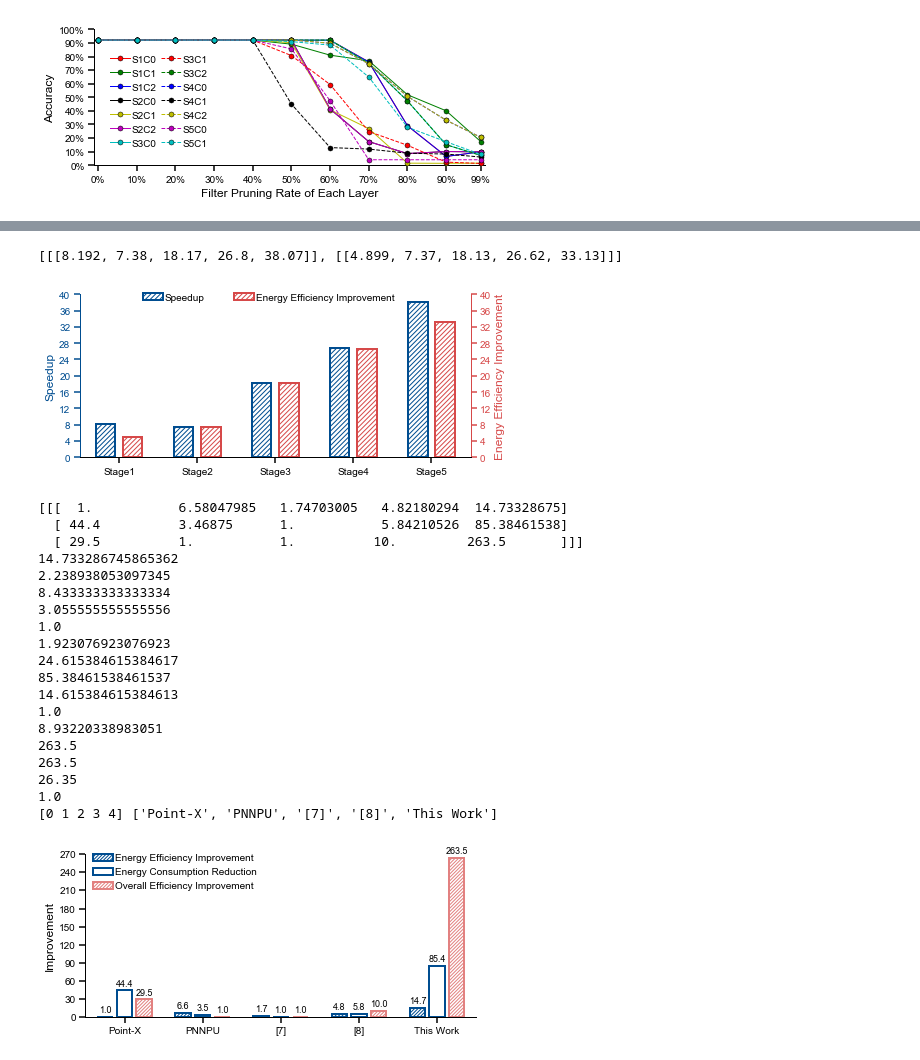
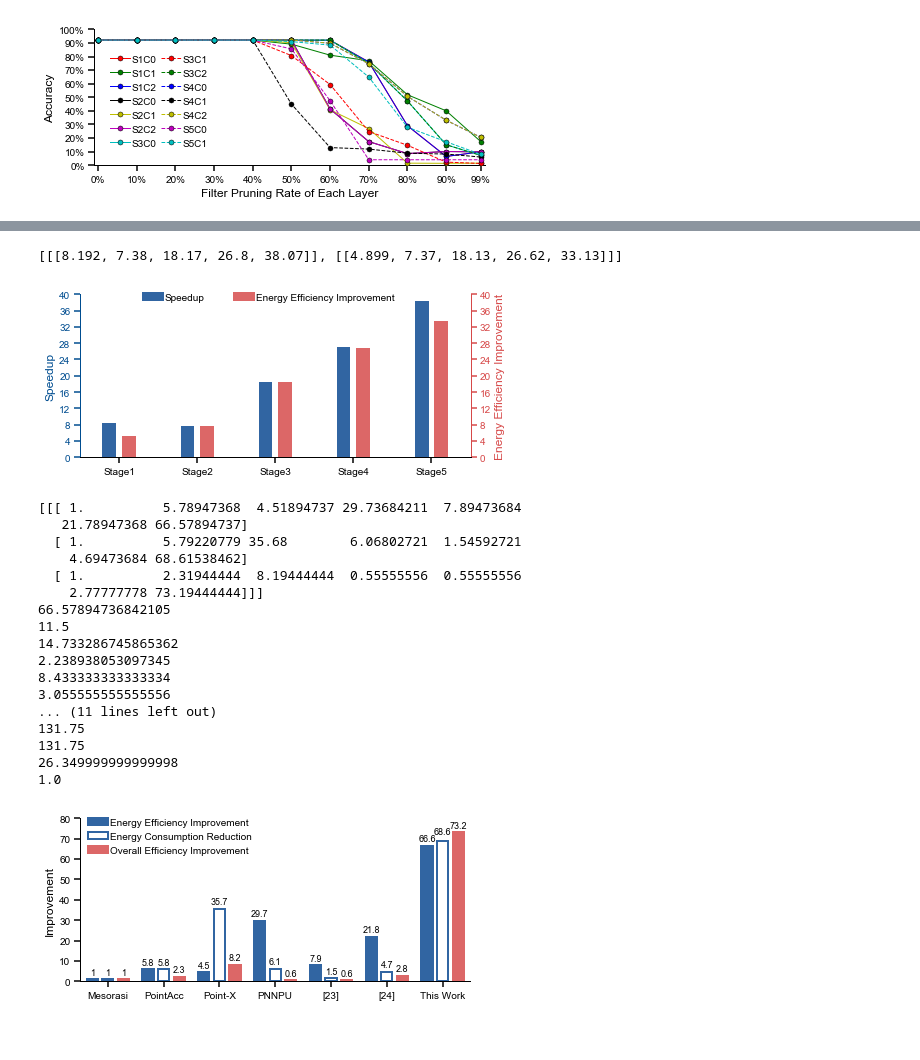
Before and after one commit to changchun-zhou/sagitta_fig, a Jupyter notebook: Nebula/scripts/Nebula.ipynb, the cells around one changed output, grey strips where cells are left out. Cells and saved outputs as stored; diff of their text form; code cells hidden in the pictures.

```diff
--- a/Nebula/scripts/Nebula.ipynb
+++ b/Nebula/scripts/Nebula.ipynb
@@ -907,7 +912,7 @@ sys.path.append('../')
 from cls_plt_fig import cls_plt_fig
 
 fig_name ='../generate/Technique.svg'
-Techniques = ['Baseline','SFP','SFP+DSBF','SFP+DSBF+MLPF'] # 18
+Techniques = ['Baseline','EFP','EFP+DSBF','EFP+DSBF+MLPF'] # 18
 Speedup = [[1, 1.07, 8.53, 15.32]]
 NEE = np.array([[0.93, 5.13, 11.64, 12.65]])/0.93
 
@@ -915,7 +920,7 @@ x_value = np.arange(len(Techniques))
 
 figsize=(7,3)
 
-bar_width = 0.25
+bar_width = 0.15
 xticks = Techniques
 legend_loc = (0.18, 0.93)
 
@@ -924,7 +929,7 @@ y_label = ['Speedup', 'Normalized Energy Efficiency']
 y_fig_type = [['bar'], ['bar']]
 y_legend = [['Speedup'], ['Normalized Energy Efficiency']]
 legend_ncol = 2
-y_color=[[(1,1,1),(1,1,1)], [(1,1,1), (226/255, 129/255, 128/255)]]
+y_color=[[(49/255, 101/255, 162/255),(1,1,1)], [(220/255, 103/255, 103/255), (226/255, 129/255, 128/255)]]
 len_yticks = [8, 8]
 y_yticks_max = [16, 16]
 
@@ -947,8 +952,7 @@ cls_plt_fig('').func_plt_fig(
     y_axis_color = [(0/255, 77/255, 144/255), (214/255, 73/255, 73/255)],
     y_yticks_max=y_yticks_max,
     y_yticks_min=[0, 0],
-    y_edgecolor = [[(0/255, 77/255, 144/255), (97/255, 169/255, 218/255)],[(214/255, 73/255, 73/255)]],
-    y_hatch = [['/////', None], ['/////', None]],
+    y_edgecolor = [[(49/255, 101/255, 162/255), (97/255, 169/255, 218/255)],[(220/255, 103/255, 103/255)]],
     y_linestyle=[['-' for i in range(np.shape(y_value)[1])] for j in range(np.shape(y_value)[0])],
     y_marker = [[],['s','*']],
     len_yticks=len_yticks,
@@ -989,7 +992,7 @@ import sys
 sys.path.append('../')
 from cls_plt_fig import cls_plt_fig
 
-fig_name ='../generate/Enhance_Layer.svg'
+fig_name ='../generate/Enhance_Stage.svg'
 Stages = ['Stage1','Stage2','Stage3', 'Stage4', 'Stage5']
 Speedup = [[
 8.192,
@@ -1004,7 +1007,7 @@ x_value = np.arange(len(Stages))
 
 figsize=(7,3)
 
-bar_width = 0.25
+bar_width = 0.15
 xticks = Stages
 legend_loc = (0.15, 0.93)
 
@@ -1013,7 +1016,7 @@ y_label = ['Speedup', 'Energy Efficiency Improvement']
 y_fig_type = [['bar'], ['bar']]
 y_legend = [['Speedup'], ['Energy Efficiency Improvement']]
 legend_ncol = 2
-y_color=[[(1,1,1),(1,1,1)], [(1,1,1),(1,1,1)]]
+y_color=[[(49/255, 101/255, 162/255),(1,1,1)], [(220/255, 103/255, 103/255),(1,1,1)]]
 len_yticks = [10, 10]
 y_yticks_max = [40, 40]
 
@@ -1030,8 +1033,8 @@ cls_plt_fig('').func_plt_fig(
     y_axis_color = [(0/255, 77/255, 144/255), (214/255, 73/255, 73/255)],
     y_yticks_max=y_yticks_max,
     y_yticks_min=[0, 0],
-    y_edgecolor = [[(0/255, 77/255, 144/255), (97/255, 169/255, 218/255)],[(214/255, 73/255, 73/255)]],
-    y_hatch = [['/////', None],['/////', None]],
+    y_edgecolor = [[(49/255, 101/255, 162/255), (97/255, 169/255, 218/255)],[(220/255, 103/255, 103/255)]],
+    y_hatch = [[None, None],[None, None]],
     y_linestyle=[['-' for i in range(np.shape(y_value)[1])] for j in range(np.shape(y_value)[0])],
     y_marker = [[],['s','*']],
     len_yticks=len_yticks,
@@ -1052,7 +1055,7 @@ cls_plt_fig('').func_plt_fig(
 )
 # %% [output]
 [[[8.192, 7.38, 18.17, 26.8, 38.07]], [[4.899, 7.37, 18.13, 26.62, 33.13]]]
-[figure, old version]
+[figure, new version]
 # %%
 # Comparsion with SOTA
 
@@ -1066,33 +1069,39 @@ from cls_plt_fig import cls_plt_fig
 y1_yticks_max = 12
 y2_yticks_max = 12
 fig_name ='../generate/SOTA.svg'
-work = ['Point-X',
+work = [    'Mesorasi',
+            'PointAcc',
+            'Point-X',
              'PNNPU',
-             '[7]',
-             '[8]',
+             '[23]',
+             '[24]',
              'This Work']
-frame_energy_reduction = 11.1/np.array([0.25, 3.2, 11.1, 1.9, 0.13])
-energy_efficiency = np.array([0.8586, 5.65, 1.5, 4.14, 12.65])/0.8586
-Overall = np.array([0.59, 0.02, 0.02, 0.2, 5.27])/0.02
+frame_energy                    = np.array([8.92, 1.54, 0.25, 1.47, 5.77, 1.9, 0.13])
+frame_energy_reduction          = frame_energy[0]/frame_energy # /np.max(frame_energy)
+energy_efficiency               = np.array([0.19, 1.1, 0.8586, 5.65, 1.5, 4.14, 12.65])
+energy_efficiency_Improvement   = energy_efficiency / energy_efficiency[0]
+
+Overall = np.array([0.072, 0.167, 0.59, 0.04, 0.04, 0.2, 5.27])
+Overall_Improvement = Overall/Overall[0]
 x_value = np.arange(len(work))
 # x_label = "${Works}$"
 
 xticks = work
 legend_loc = (0.01, 0.75)
-len_yticks = [9, 11]
+len_yticks = [8, 11]
 figsize=(7,3)
 
 bar_width = 0.2
 y1_yticks_max = 700
 y2_yticks_max = 110
 
-y_value = np.array([[energy_efficiency, frame_energy_reduction, Overall]])
+y_value = np.array([[energy_efficiency_Improvement, frame_energy_reduction, Overall_Improvement]])
 y_label = ['Improvement']
 y_fig_type = [['bar', 'bar', 'bar'], ['bar']]
 y_legend = [['Energy Efficiency Improvement', 'Energy Consumption Reduction', 'Overall Efficiency Improvement']]
 legend_ncol = 1
-y_color=[[(1, 1, 1), (1, 1, 1), (1, 1, 1), ]]
-y_yticks_max = [270]
+y_color=[[(49/255, 101/255, 162/255), (1, 1, 1), (220/255, 103/255, 103/255) ]]
+y_yticks_max = [80]
 
 print(y_value)
 for j in range(3):
@@ -1100,48 +1109,45 @@ for j in range(3):
         print(y_value[0][j][-1]/y_value[0][j][i])
 
 cls_plt_fig('').func_plt_fig(
     fig_name=fig_name,
     x_value=x_value,
     y_label = y_label,
     y_value = y_value,
     y_fig_type = y_fig_type,
     y_legend = y_legend,
     y_color = y_color,
     y_axis_color = [(0, 0, 0)],
-    y_edgecolor = [[(0/255, 77/255, 144/255), (0/255, 77/255, 144/255), (226/255, 129/255, 128/255)],[]],
-    y_hatch = [['///////', None, '///////'],[None, None]],
+    y_edgecolor = [[(49/255, 101/255, 162/255), (49/255, 101/255, 162/255), (220/255, 103/255, 103/255)],[]],
     y_yticks_max=y_yticks_max,
     y_yticks_min=[0, 0],
     len_yticks=len_yticks,
     xticks= xticks,
     legend_loc =legend_loc,
     figsize=figsize, #[0, 0, 1, 1],
     font_size = 10,
     plt_text = True,
     legend_ncol=legend_ncol,
     labelrotation = 0,
     bar_width = bar_width,
-    bar_gap_width = 0.05,
+    bar_gap_width = 0.08,
     border_width = 0.5
 )
 # %% [output]
-[[[  1.           6.58047985   1.74703005   4.82180294  14.73328675]
-  [ 44.4          3.46875      1.           5.84210526  85.38461538]
-  [ 29.5          1.           1.          10.         263.5       ]]]
+[[[ 1.          5.78947368  4.51894737 29.73684211  7.89473684
+   21.78947368 66.57894737]
+  [ 1.          5.79220779 35.68        6.06802721  1.54592721
+    4.69473684 68.61538462]
+  [ 1.          2.31944444  8.19444444  0.55555556  0.55555556
+    2.77777778 73.19444444]]]
+66.57894736842105
+11.5
 14.733286745865362
 2.238938053097345
 8.433333333333334
 3.055555555555556
+... (11 lines left out)
+131.75
+131.75
+26.349999999999998
 1.0
-1.923076923076923
-24.615384615384617
-85.38461538461537
-14.615384615384613
-1.0
-8.93220338983051
-263.5
-263.5
-26.35
-1.0
-[0 1 2 3 4] ['Point-X', 'PNNPU', '[7]', '[8]', 'This Work']
-[figure, old version]
+[figure, new version]
```
Also changed, not shown: parts of 10 cells of this notebook.
